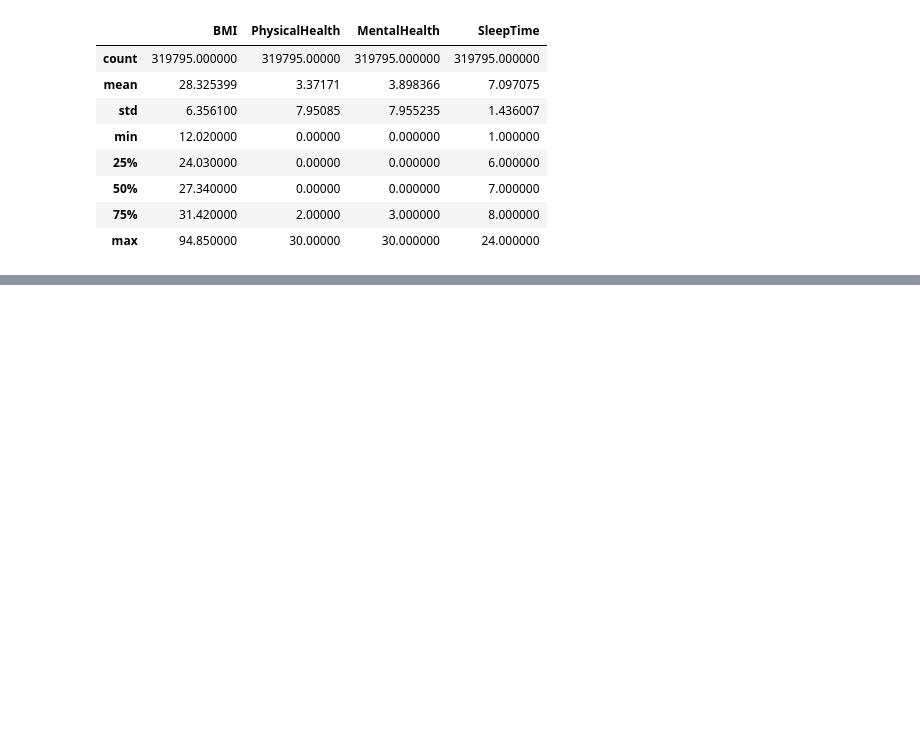
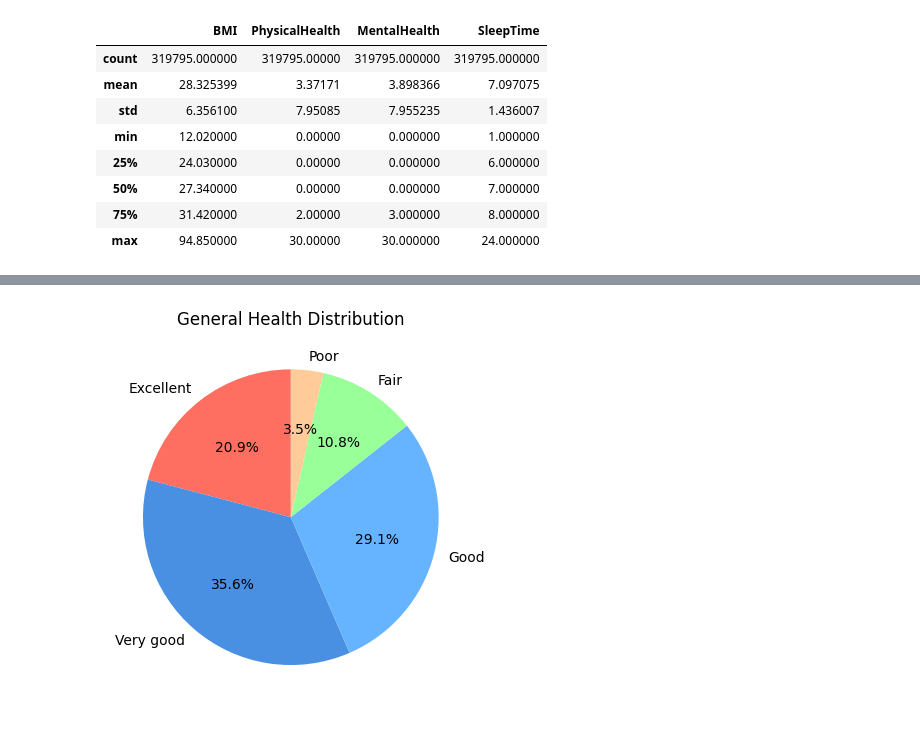
Before and after one commit to moranxuege/2024Research_SU, a Jupyter notebook: Analysis/2020_EDA.ipynb, the cells around one changed output, grey strips where cells are left out. Cells and saved outputs as stored; diff of their text form; code cells hidden in the pictures; blank space fills up the shorter version.

```diff
--- a/Analysis/2020_EDA.ipynb
+++ b/Analysis/2020_EDA.ipynb
@@ -51,0 +106,8 @@ data.describe()
+# %%
+gen_health_order = ['Excellent', 'Very good', 'Good', 'Fair', 'Poor']
+gen_counts = data['GenHealth'].value_counts().reindex(gen_health_order)
+plt.pie(gen_counts, labels=gen_counts.index, autopct='%1.1f%%', startangle=90, colors=['#FF6F61', '#4A90E2', '#66b3ff', '#99ff99', '#ffcc99'])
+plt.title('General Health Distribution')
+plt.show()
+# %% [output]
+[figure, added]
```
Also changed, not shown: parts of 14 cells of this notebook.
